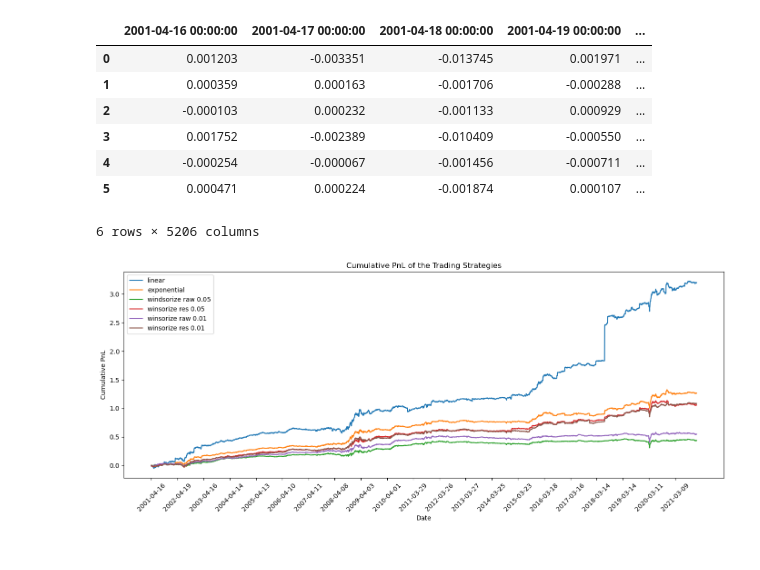
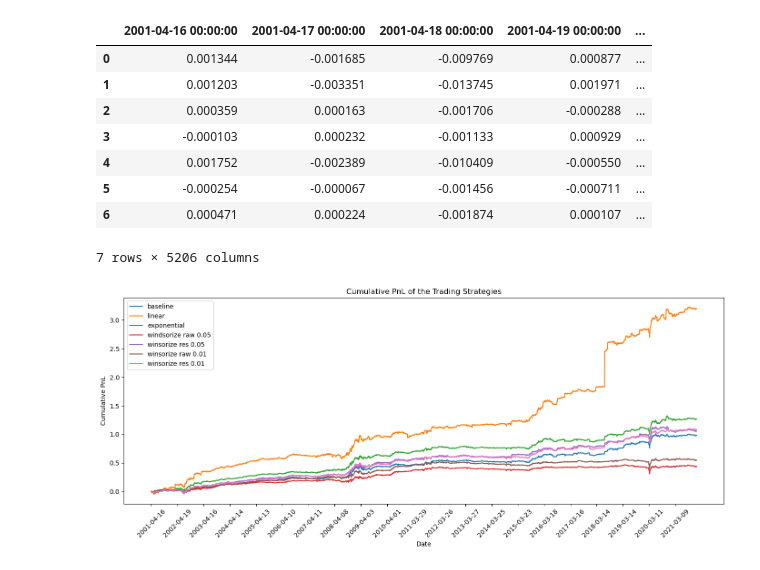
Before and after one commit to khangnguyen275/spectral_clustering_finance, a Jupyter notebook: khang.ipynb, the cells around one changed output. Saved outputs shown, nothing was run; the diff lists cells and outputs as text; code cells hidden in the pictures.

```diff
--- a/khang.ipynb
+++ b/khang.ipynb
@@ -42,4 +42,5 @@ import os
 results_path = path
 for _ in range(3):
     results_path = os.path.dirname(results_path)
-result_df = pd.read_csv(os.path.join(results_path, 'results', 'result_khang.csv'))
+result_df_k = pd.read_csv(os.path.join(results_path, 'results', 'result_khang.csv'))
+result_df_l = pd.read_csv(os.path.join(results_path, 'results', 'result_Cluster_Selection.csv'))
@@ -65,0 +76,4 @@ print(result_df.iloc[:, :12])
+# %%
+# Add the first dataline (row) from result_df_l to result_df_k as the first row
+result_df_k = pd.concat([result_df_l.iloc[[0]], result_df_k], ignore_index=True)
+print(result_df_k.iloc[:, :12].head())
@@ -66,39 +101,50 @@ print(result_df.iloc[:, :12])
 # %%
-result_df = result_df.iloc[:, 12:]
-result_df
+result_df_k = result_df_k.iloc[:, 12:]
+result_df_k
 # %% [output]
 |  | 2001-04-16 00:00:00 | 2001-04-17 00:00:00 | 2001-04-18 00:00:00 | 2001-04-19 00:00:00 | ... |
-| 0 | 0.001203 | -0.003351 | -0.013745 | 0.001971 | ... |
-| 1 | 0.000359 | 0.000163 | -0.001706 | -0.000288 | ... |
-| 2 | -0.000103 | 0.000232 | -0.001133 | 0.000929 | ... |
-| 3 | 0.001752 | -0.002389 | -0.010409 | -0.000550 | ... |
-| 4 | -0.000254 | -0.000067 | -0.001456 | -0.000711 | ... |
-| 5 | 0.000471 | 0.000224 | -0.001874 | 0.000107 | ... |
+| 0 | 0.001344 | -0.001685 | -0.009769 | 0.000877 | ... |
+| 1 | 0.001203 | -0.003351 | -0.013745 | 0.001971 | ... |
+| 2 | 0.000359 | 0.000163 | -0.001706 | -0.000288 | ... |
+| 3 | -0.000103 | 0.000232 | -0.001133 | 0.000929 | ... |
+| 4 | 0.001752 | -0.002389 | -0.010409 | -0.000550 | ... |
+| 5 | -0.000254 | -0.000067 | -0.001456 | -0.000711 | ... |
+| 6 | 0.000471 | 0.000224 | -0.001874 | 0.000107 | ... |
-6 rows × 5206 columns
+7 rows × 5206 columns
 # %%
-cumulative_pnl = result_df.cumsum(axis=1).T
+culmulative_pnl_k = result_df_k.cumsum(axis=1).T
 run_names = [
+    'baseline',
     'linear',
     'exponential',
     'windsorize raw 0.05',
     'winsorize res 0.05',
     'winsorize raw 0.01',
-    'winsorize res 0.01'
+    'winsorize res 0.01',
+    # '2',
+    # '3',
+    # '4',
+    # '5',
+    # '6',
+    # '7',
+    # '8',
+    # '9',
 ]
 
-cumulative_pnl.plot(figsize=(14, 6))
+culmulative_pnl_k.plot(figsize=(14, 6))
 plt.xlabel('Date')
 plt.ylabel('Cumulative PnL')
 plt.title('Cumulative PnL of the Trading Strategies')
 plt.legend(run_names)
 
 # Add more information to the x-axis
 plt.xticks(
-    ticks=range(0, len(cumulative_pnl.index), 250),
-    labels=[pd.to_datetime(cumulative_pnl.index[i]).date() for i in range(0, len(cumulative_pnl.index), 250)],
+    ticks=range(0, len(culmulative_pnl_k.index), 250),
+    labels=[pd.to_datetime(culmulative_pnl_k.index[i]).date() for i in range(0, len(culmulative_pnl_k.index), 250)],
     rotation=45
 )
+
 plt.tight_layout()
 plt.show()
 # %% [output]
-[figure, old version]
+[figure, new version]
```
Also changed, not shown: parts of 9 cells of this notebook, 1 other file.
